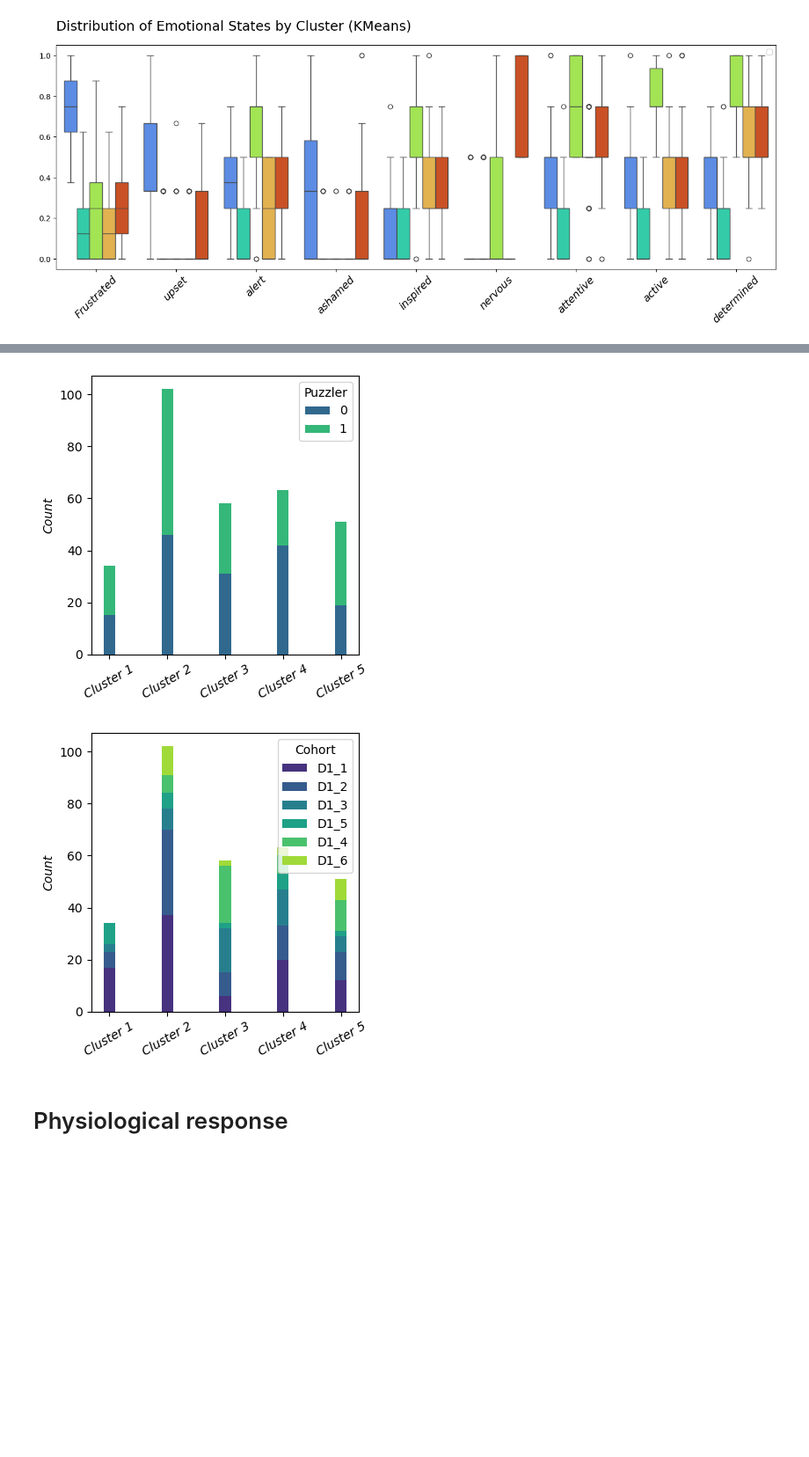
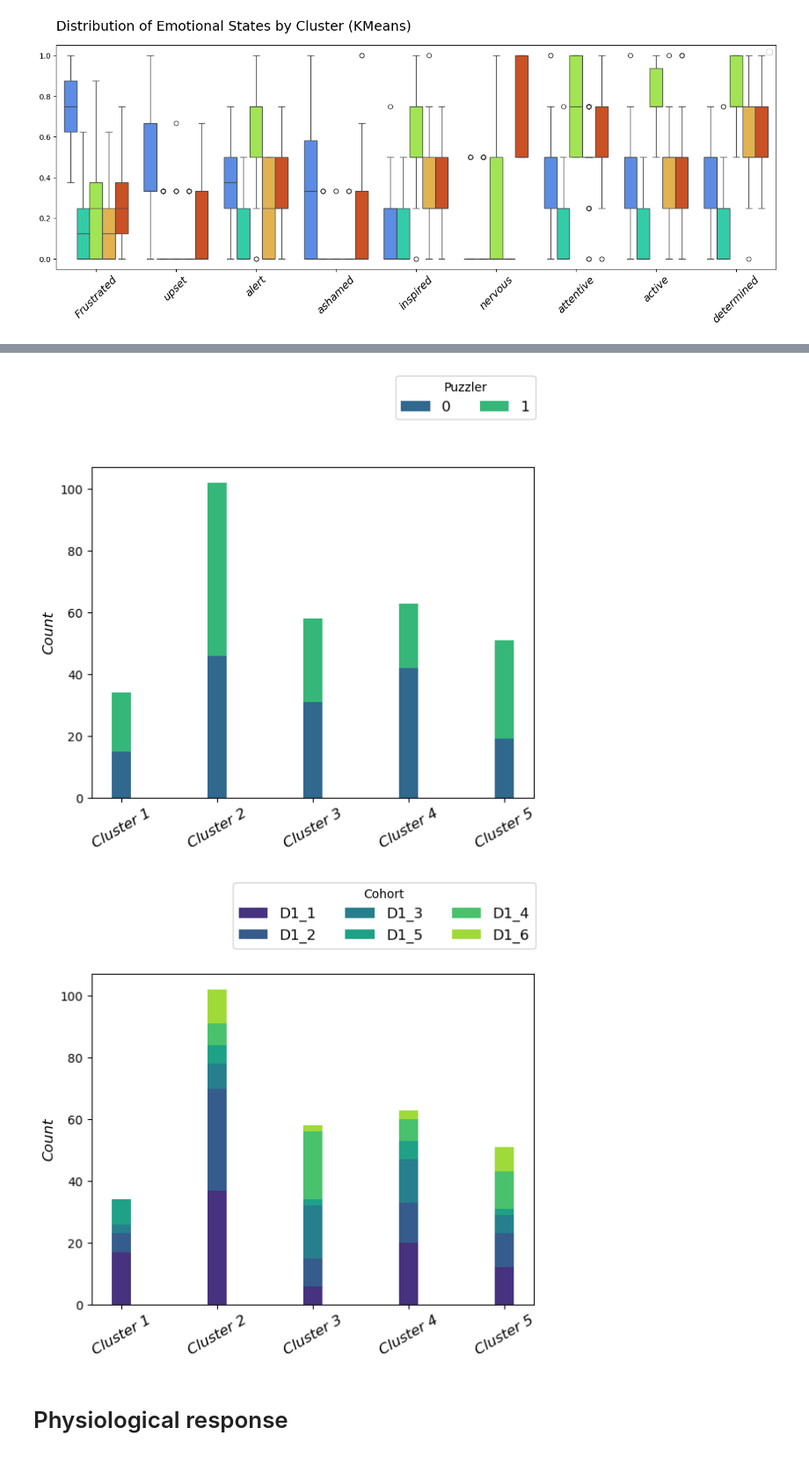
Before and after one commit to ClaraML96/02582_case2, a Jupyter notebook: final_script.ipynb, the cells around one changed output, grey strips where cells are left out. Shown at 88% size. Saved outputs shown, nothing was run; the diff lists cells and outputs as text; code cells hidden in the pictures; blank space fills up the shorter version.

```diff
--- a/final_script.ipynb
+++ b/final_script.ipynb
@@ -494,7 +494,7 @@ misc_data_clustered['Cluster'] = cluster_labels
 # Group by individual to count number of times individual occurs in each cluster
 individual_cluster_counts = misc_data_clustered.groupby(['Individual', 'Cluster']).size().reset_index(name='Count')
 
-fig, ax = plt.subplots(figsize=(10, 6))
+fig, ax = plt.subplots(figsize=(10, 4))
 
 individuals = misc_data_clustered['Individual'].unique()
 clusters = sorted(misc_data_clustered['Cluster'].unique())
@@ -522,10 +522,11 @@ for cluster in clusters:
 
 # Set x-ticks for each individual
 ax.set_xticks(x)
-ax.set_xticklabels(individuals, size=10, fontstyle='italic')
-ax.set_ylabel('', size=10, fontstyle='italic')
-ax.set_title("Cluster Assignment for Each Individual", y=1.1, pad=-10, loc='left', size=18)
-ax.legend(title='', bbox_to_anchor = (0.2, -0.1, 0.6, 0), ncols = n_clusters)
+ax.set_xticklabels(individuals)
+ax.set_xlabel('Individual ID', size=14, fontstyle='italic')
+ax.set_ylabel('', size = 14, fontstyle = 'italic')
+ax.set_title('')
+ax.legend(title='', bbox_to_anchor = (0.2, 1.2, 0.6, 0), ncols = n_clusters)
 
 plt.tight_layout()
 plt.show()
@@ -544,7 +545,7 @@ bar_width = 0.8 / len(variables)
 x = np.arange(len(clusters))
 
 for i, var in enumerate(variables):
-    fig, ax = plt.subplots(figsize=(4, 4))
+    fig, ax = plt.subplots(figsize=(6, 6))
 
     # Group by Cluster, Variable, and Category to get counts
     grouped = (quest_melted_misc[quest_melted_misc['Variable'] == var]
@@ -569,10 +570,10 @@ for i, var in enumerate(variables):
         bottom += np.array(heights)
 
     ax.set_xticks(x + bar_width)
-    ax.set_xticklabels([f"Cluster {c}" for c in clusters], rotation = 30, size = 10, fontstyle = 'italic')
-    ax.set_ylabel("Count", size = 10, fontstyle = 'italic')
+    ax.set_xticklabels([f"Cluster {c}" for c in clusters], rotation = 30, size = 12, fontstyle = 'italic')
+    ax.set_ylabel("Count", size = 12, fontstyle = 'italic')
     ax.set_title('')
-    ax.legend(title = var, loc = 'upper right')
+    ax.legend(title = var, fontsize = 12, bbox_to_anchor = (0.52, 1.3, 0.5, 0), ncols = len(var)/2)
 
     plt.tight_layout()
     plt.show()
@@ -582,5 +583,5 @@ for i, var in enumerate(variables):
-[figure, old version]
+[figure, new version]
-[figure, old version]
+[figure, new version]
 # %% [markdown]
 # Physiological response
 # %% [markdown]
```
Also changed, not shown: parts of 11 cells of this notebook, 1 other file.
